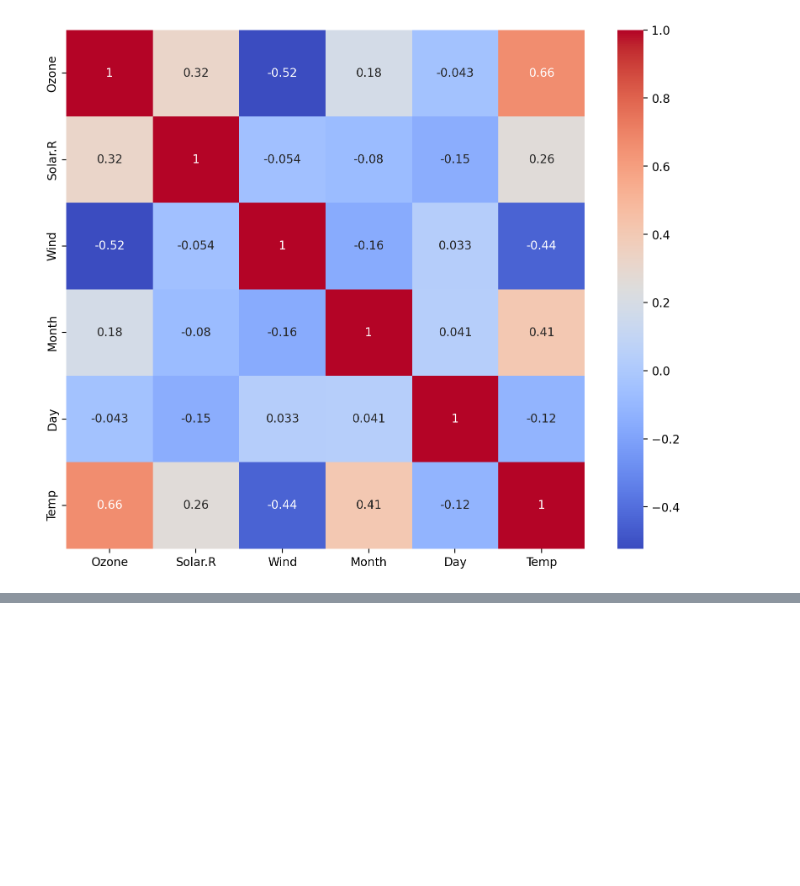
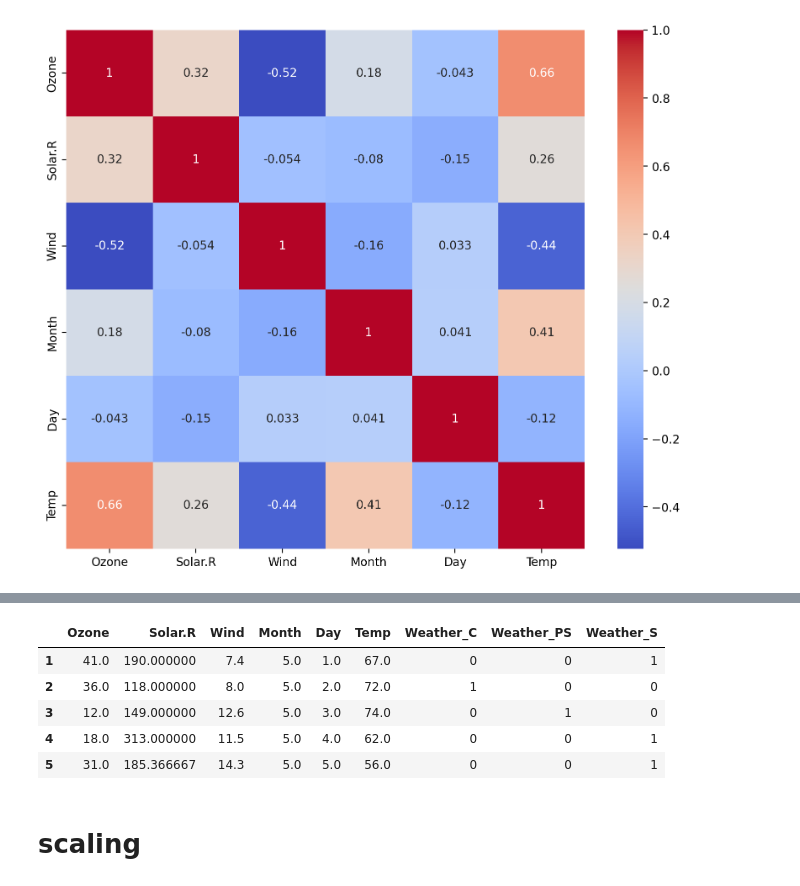
Before and after one commit to Rushi-code1/Data_Science_Practice, a Jupyter notebook: Machine Learnng/01_EDA.ipynb, the cells around one changed output, grey strips where cells are left out. Cells and saved outputs as stored; diff of their text form; code cells hidden in the pictures; blank space fills up the shorter version.

```diff
--- a/Machine Learnng/01_EDA.ipynb
+++ b/Machine Learnng/01_EDA.ipynb
@@ -387,0 +399,11 @@ sns.heatmap(df.corr(numeric_only=True), annot=True, cmap='coolwarm', square=True
+# %%
+df.head()
+# %% [output]
+|  | Ozone | Solar.R | Wind | Month | Day | Temp | Weather_C | Weather_PS | Weather_S |
+| 1 | 41.0 | 190.000000 | 7.4 | 5.0 | 1.0 | 67.0 | 0 | 0 | 1 |
+| 2 | 36.0 | 118.000000 | 8.0 | 5.0 | 2.0 | 72.0 | 1 | 0 | 0 |
+| 3 | 12.0 | 149.000000 | 12.6 | 5.0 | 3.0 | 74.0 | 0 | 1 | 0 |
+| 4 | 18.0 | 313.000000 | 11.5 | 5.0 | 4.0 | 62.0 | 0 | 0 | 1 |
+| 5 | 31.0 | 185.366667 | 14.3 | 5.0 | 5.0 | 56.0 | 0 | 0 | 1 |
+# %% [markdown]
+# scaling
```
Also changed, not shown: parts of 13 cells of this notebook.
